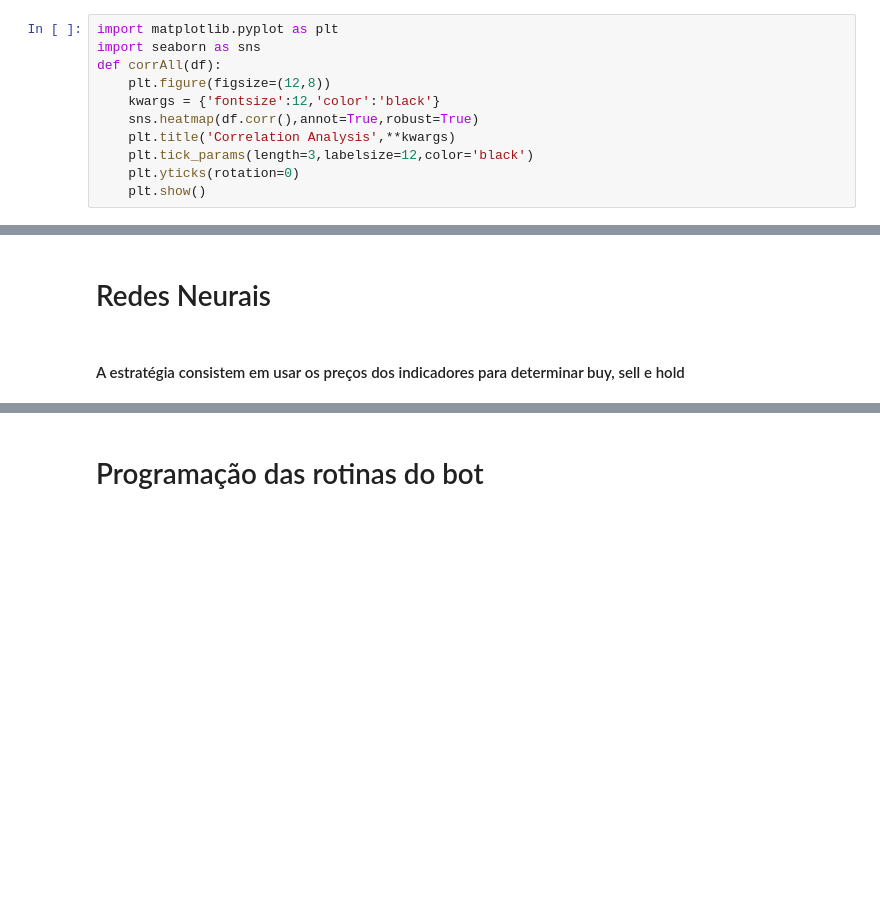
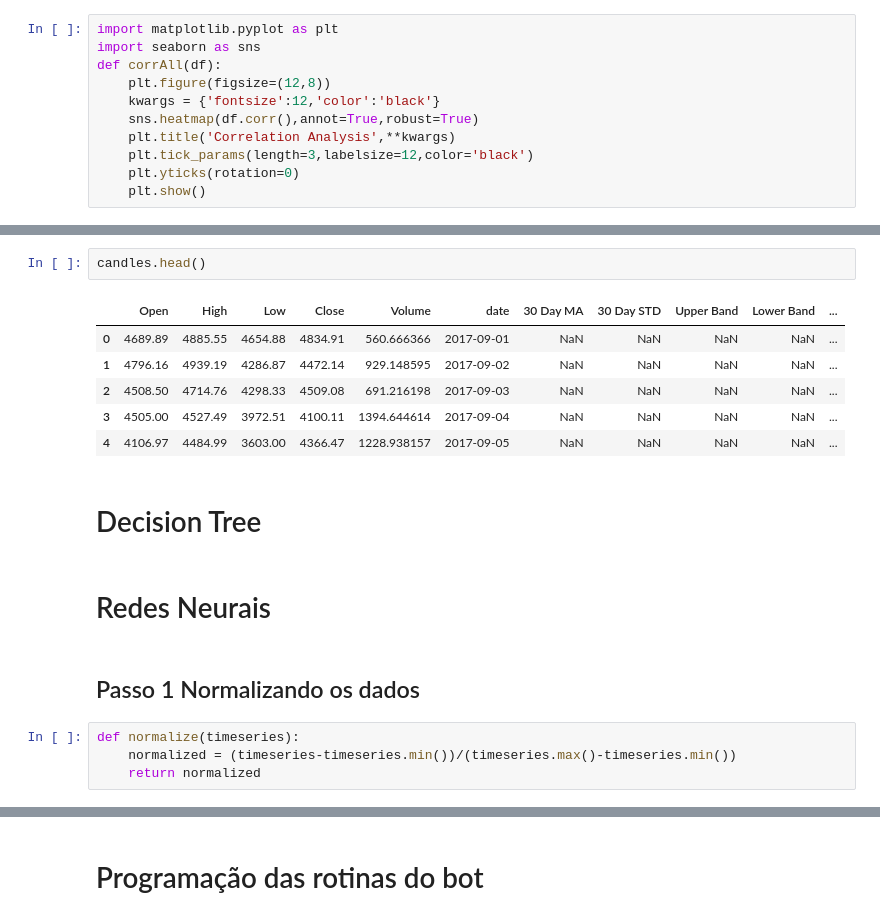
Before and after one commit to GabsGear/cpbr-2019-ktb, a Jupyter notebook: apre_jupyter/apresentacao.ipynb, the cells around one changed output, grey strips where cells are left out. Cells and saved outputs as stored; diff of their text form; blank space fills up the shorter version.

```diff
--- a/apre_jupyter/apresentacao.ipynb
+++ b/apre_jupyter/apresentacao.ipynb
@@ -376,4 +411,19 @@ IndexError: list assignment index out of range
+# %%
+candles.head()
+# %% [output]
+|  | Open | High | Low | Close | Volume | date | 30 Day MA | 30 Day STD | Upper Band | Lower Band | ... |
+| 0 | 4689.89 | 4885.55 | 4654.88 | 4834.91 | 560.666366 | 2017-09-01 | NaN | NaN | NaN | NaN | ... |
+| 1 | 4796.16 | 4939.19 | 4286.87 | 4472.14 | 929.148595 | 2017-09-02 | NaN | NaN | NaN | NaN | ... |
+| 2 | 4508.50 | 4714.76 | 4298.33 | 4509.08 | 691.216198 | 2017-09-03 | NaN | NaN | NaN | NaN | ... |
+| 3 | 4505.00 | 4527.49 | 3972.51 | 4100.11 | 1394.644614 | 2017-09-04 | NaN | NaN | NaN | NaN | ... |
+| 4 | 4106.97 | 4484.99 | 3603.00 | 4366.47 | 1228.938157 | 2017-09-05 | NaN | NaN | NaN | NaN | ... |
+# %% [markdown]
+# Decision Tree
 # %% [markdown]
 # Redes Neurais
-# %% [markdown]
-#### A estratégia consistem em usar os preços dos indicadores para determinar buy, sell e hold
+# %% [markdown]
+## Passo 1 Normalizando os dados
+# %%
+def normalize(timeseries):
+    normalized = (timeseries-timeseries.min())/(timeseries.max()-timeseries.min())
+    return normalized
```
Also changed, not shown: parts of 22 cells of this notebook, 1 other file.
